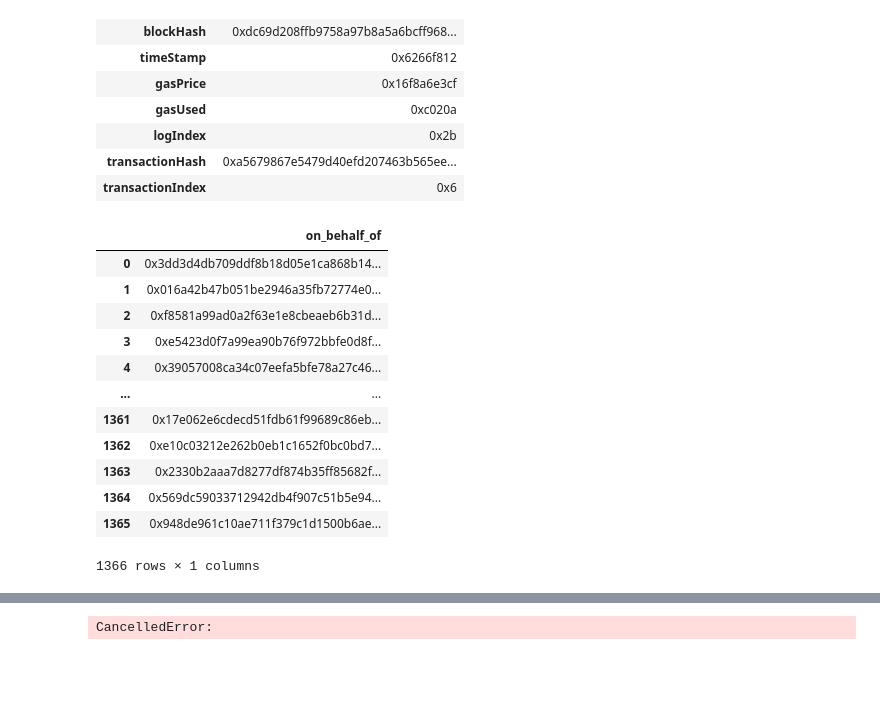
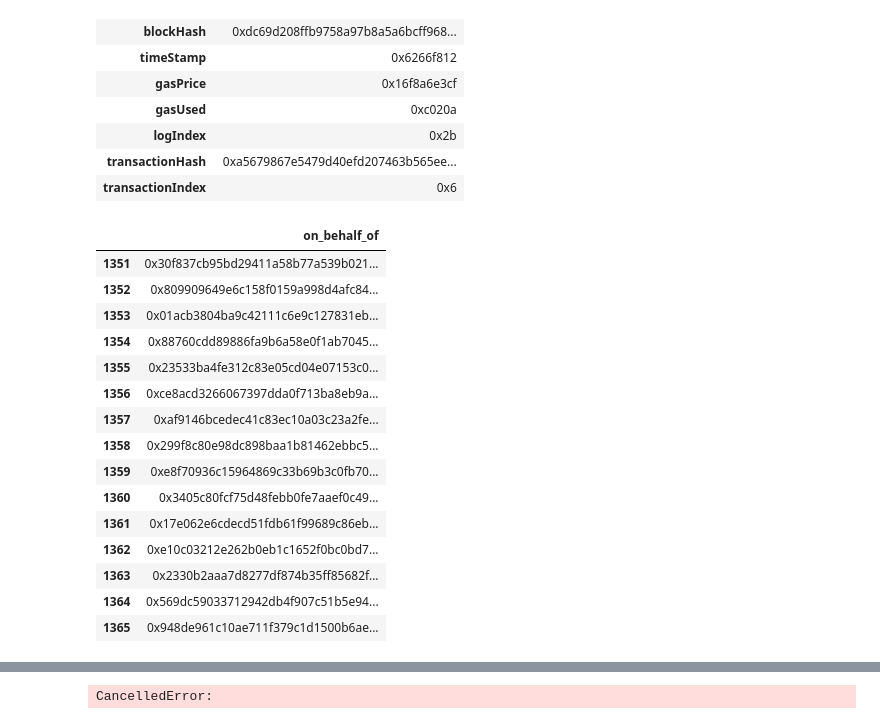
Before and after one commit to JiaanL/O_web, a Jupyter notebook: oracleWeb/test.ipynb, the cells around one changed output, grey strips where cells are left out. Saved outputs shown, nothing was run; the diff lists cells and outputs as text; code cells hidden in the pictures; blank space fills up the shorter version.

```diff
--- a/oracleWeb/test.ipynb
+++ b/oracleWeb/test.ipynb
@@ -197,45 +201,48 @@ if not read_from_csv:
     targets = set(liquidation_call_df['on_behalf_of'].to_list())
     # targets = list(set(liquidation_call_targets).intersection(set(targets)))
 
     potential_targets = []
     targets_amount = np.inf
     other_token_tolerance_amount = 0
 
     for target in tqdm.tqdm(targets):
         interaction_df = await get_interaction_data(target)
         interaction_df = interaction_df[interaction_df['action'] != "LiquidationCall"]
         if interaction_df.shape[0] == 0: continue
         potential = True
         other_token_counter = 0
         for token in set(interaction_df['reserve'].to_list()):
             if token not in token_dict.values():
                 other_token_counter += 1
                 potential = False
                 # break
         if potential or other_token_counter <= other_token_tolerance_amount:
             potential_targets.append(target)
             # print(target)
             if len(potential_targets) >= targets_amount:
                 break
     potential_targets = pd.DataFrame(potential_targets, columns=['on_behalf_of'])
     potential_targets.to_csv("../data/potential_targets.csv")
     # potential_targets
 else:
     potential_targets = pd.read_csv("../data/potential_targets.csv", index_col=0)
-potential_targets
+potential_targets.tail(15)
 # %% [output]
 |  | on_behalf_of |
-| 0 | 0x3dd3d4db709ddf8b18d05e1ca868b14... |
-| 1 | 0x016a42b47b051be2946a35fb72774e0... |
-| 2 | 0xf8581a99ad0a2f63e1e8cbeaeb6b31d... |
-| 3 | 0xe5423d0f7a99ea90b76f972bbfe0d8f... |
-| 4 | 0x39057008ca34c07eefa5bfe78a27c46... |
-| ... | ... |
+| 1351 | 0x30f837cb95bd29411a58b77a539b021... |
+| 1352 | 0x809909649e6c158f0159a998d4afc84... |
+| 1353 | 0x01acb3804ba9c42111c6e9c127831eb... |
+| 1354 | 0x88760cdd89886fa9b6a58e0f1ab7045... |
+| 1355 | 0x23533ba4fe312c83e05cd04e07153c0... |
+| 1356 | 0xce8acd3266067397dda0f713ba8eb9a... |
+| 1357 | 0xaf9146bcedec41c83ec10a03c23a2fe... |
+| 1358 | 0x299f8c80e98dc898baa1b81462ebbc5... |
+| 1359 | 0xe8f70936c15964869c33b69b3c0fb70... |
+| 1360 | 0x3405c80fcf75d48febb0fe7aaef0c49... |
 | 1361 | 0x17e062e6cdecd51fdb61f99689c86eb... |
 | 1362 | 0xe10c03212e262b0eb1c1652f0bc0bd7... |
 | 1363 | 0x2330b2aaa7d8277df874b35ff85682f... |
 | 1364 | 0x569dc59033712942db4f907c51b5e94... |
 | 1365 | 0x948de961c10ae711f379c1d1500b6ae... |
-1366 rows × 1 columns
 # %%
 target_address = "0x39057008ca34c07eefa5bfe78a27c46db2bd49a2"
```
Also changed, not shown: parts of 6 cells of this notebook.
